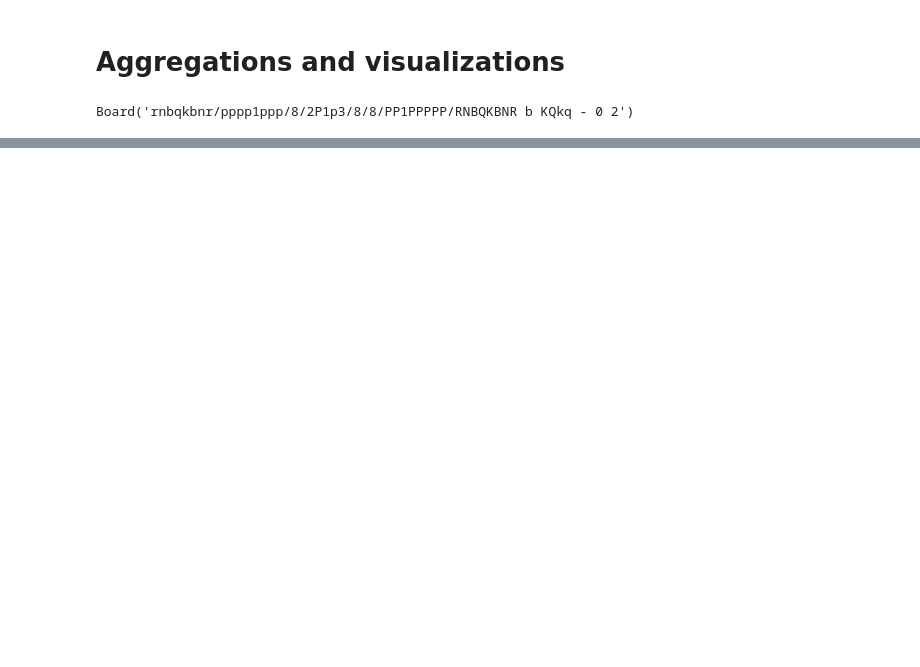
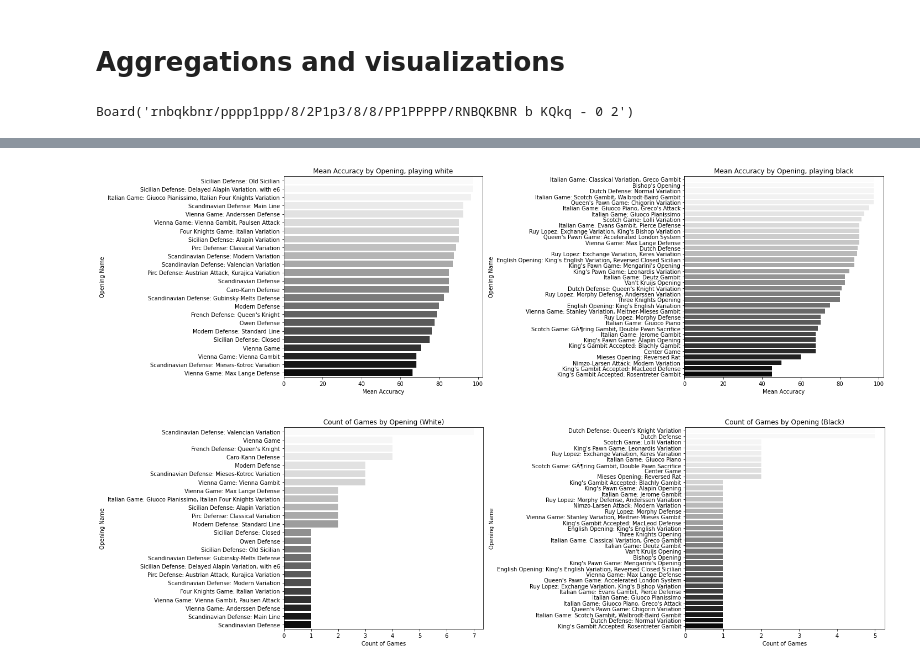
Before and after one commit to aobermuhlner/BigData_Chess_Project, a Jupyter notebook: notebooks/Analyzer.ipynb, the cells around one changed output, grey strips where cells are left out. Drawn from its saved outputs; the diff is of its cells as text; code cells hidden in the pictures; blank space fills up the shorter version.

```diff
--- a/notebooks/Analyzer.ipynb
+++ b/notebooks/Analyzer.ipynb
@@ -252,0 +216,64 @@ plt.show()
+# %%
+#Plot accuracy per opening
+
+#WHITE
+index_white = games_white.index.tolist()
+games_analysis10 = [games_analysis[i] for i in index_white]
+games_white['average_accuracy'] = [np.mean(games_analysis10[i]["accuracy"]) for i in range(len(games_analysis10))]
+# Now group by opening_name and calculate the mean of average_accuracy
+agg_accuracy_opening = games_white.groupby('opening_name')['average_accuracy'].mean().reset_index(name='mean_accuracy')
+# If you need to include the count of games per opening as well:
+agg_accuracy_opening['count'] = games_white.groupby('opening_name').size().reset_index(name='count')['count']
+
+
+#BLACK
+index_black = games_black.index.tolist()
+games_analysis_black = [games_analysis[i] for i in index_black]
+games_black['average_accuracy'] = [np.mean(games_analysis_black[i]["accuracy"]) for i in range(len(games_analysis_black))]
+# Now group by opening_name and calculate the mean of average_accuracy
+agg_accuracy_opening_black = games_black.groupby('opening_name')['average_accuracy'].mean().reset_index(name='mean_accuracy')
+agg_accuracy_opening_black['count'] = games_black.groupby('opening_name').size().reset_index(name='count')['count']
+# %%
+
+#PLOTS WHITE
+
+agg_accuracy_opening = agg_accuracy_opening.sort_values('mean_accuracy', ascending=False)
+agg_accuracy_opening_black = agg_accuracy_opening_black.sort_values('mean_accuracy', ascending=False)
+fig, (ax1, ax2) = plt.subplots(1, 2, figsize=(20, 6))
+
+sns.barplot(x='mean_accuracy', y='opening_name', data=agg_accuracy_opening, palette='Greys', ax=ax1)
+ax1.set_title('Mean Accuracy by Opening, playing white')
+ax1.set_xlabel('Mean Accuracy')
+ax1.set_ylabel('Opening Name')
+
+black_palette = sns.light_palette("black", reverse=True, as_cmap=False)
+sns.barplot(x='mean_accuracy', y='opening_name', data=agg_accuracy_opening_black, palette='Greys', ax=ax2)
+ax2.set_title('Mean Accuracy by Opening, playing black')
+ax2.set_xlabel('Mean Accuracy')
+ax2.set_ylabel('Opening Name')
+
+plt.tight_layout()
+plt.show()
+
+
+agg_accuracy_opening = agg_accuracy_opening.sort_values('count', ascending=False)
+agg_accuracy_opening_black = agg_accuracy_opening_black.sort_values('count', ascending=False)
+fig, (ax1, ax2) = plt.subplots(1, 2, figsize=(20, 6))
+
+# Plot for white
+sns.barplot(x='count', y='opening_name', data=agg_accuracy_opening, palette='Greys', ax=ax1)
+ax1.set_title('Count of Games by Opening (White)')
+ax1.set_xlabel('Count of Games')
+ax1.set_ylabel('Opening Name')
+
+# Plot for black
+sns.barplot(x='count', y='opening_name', data=agg_accuracy_opening_black, palette='Greys', ax=ax2)
+ax2.set_title('Count of Games by Opening (Black)')
+ax2.set_xlabel('Count of Games')
+ax2.set_ylabel('Opening Name')
+
+plt.tight_layout()
+plt.show()
+# %% [output]
+[figure, added]
+[figure, added]
```
Also changed, not shown: parts of 12 cells of this notebook, 2 other files.
